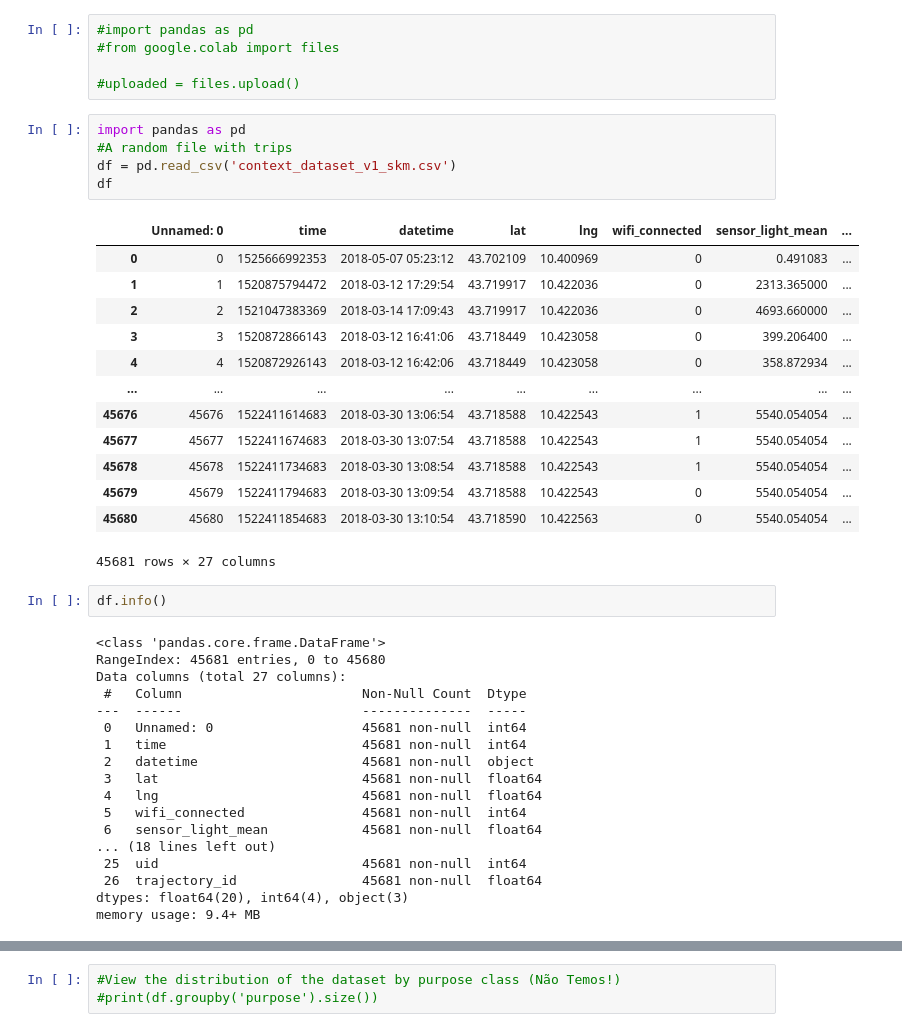
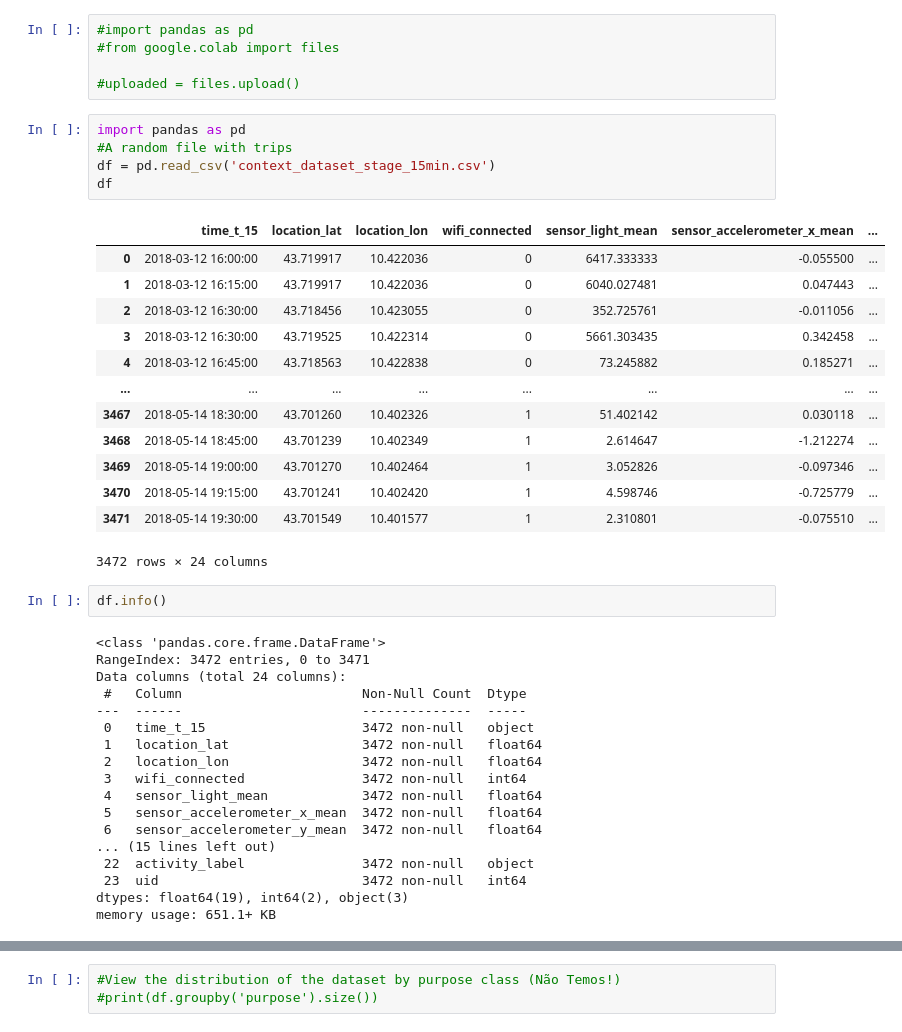
Before and after one commit to sandrynat/AmI_pdi_repo, a Jupyter notebook: Classificação Simples/SimpleClassification_V1_15min.ipynb, the cells around one changed output, grey strips where cells are left out. Saved outputs shown, nothing was run; the diff lists cells and outputs as text.

```diff
--- a/Classificação Simples/SimpleClassification_V1_15min.ipynb
+++ b/Classificação Simples/SimpleClassification_V1_15min.ipynb
@@ -6,39 +6,39 @@
 # %%
 import pandas as pd
 #A random file with trips
-df = pd.read_csv('context_dataset_v1_skm.csv')
+df = pd.read_csv('context_dataset_stage_15min.csv')
 df
 # %% [output]
-|  | Unnamed: 0 | time | datetime | lat | lng | wifi_connected | sensor_light_mean | ... |
-| 0 | 0 | 1525666992353 | 2018-05-07 05:23:12 | 43.702109 | 10.400969 | 0 | 0.491083 | ... |
-| 1 | 1 | 1520875794472 | 2018-03-12 17:29:54 | 43.719917 | 10.422036 | 0 | 2313.365000 | ... |
-| 2 | 2 | 1521047383369 | 2018-03-14 17:09:43 | 43.719917 | 10.422036 | 0 | 4693.660000 | ... |
-| 3 | 3 | 1520872866143 | 2018-03-12 16:41:06 | 43.718449 | 10.423058 | 0 | 399.206400 | ... |
-| 4 | 4 | 1520872926143 | 2018-03-12 16:42:06 | 43.718449 | 10.423058 | 0 | 358.872934 | ... |
-| ... | ... | ... | ... | ... | ... | ... | ... | ... |
-| 45676 | 45676 | 1522411614683 | 2018-03-30 13:06:54 | 43.718588 | 10.422543 | 1 | 5540.054054 | ... |
-| 45677 | 45677 | 1522411674683 | 2018-03-30 13:07:54 | 43.718588 | 10.422543 | 1 | 5540.054054 | ... |
-| 45678 | 45678 | 1522411734683 | 2018-03-30 13:08:54 | 43.718588 | 10.422543 | 1 | 5540.054054 | ... |
-| 45679 | 45679 | 1522411794683 | 2018-03-30 13:09:54 | 43.718588 | 10.422543 | 0 | 5540.054054 | ... |
-| 45680 | 45680 | 1522411854683 | 2018-03-30 13:10:54 | 43.718590 | 10.422563 | 0 | 5540.054054 | ... |
+|  | time_t_15 | location_lat | location_lon | wifi_connected | sensor_light_mean | sensor_accelerometer_x_mean | ... |
+| 0 | 2018-03-12 16:00:00 | 43.719917 | 10.422036 | 0 | 6417.333333 | -0.055500 | ... |
+| 1 | 2018-03-12 16:15:00 | 43.719917 | 10.422036 | 0 | 6040.027481 | 0.047443 | ... |
+| 2 | 2018-03-12 16:30:00 | 43.718456 | 10.423055 | 0 | 352.725761 | -0.011056 | ... |
+| 3 | 2018-03-12 16:30:00 | 43.719525 | 10.422314 | 0 | 5661.303435 | 0.342458 | ... |
+| 4 | 2018-03-12 16:45:00 | 43.718563 | 10.422838 | 0 | 73.245882 | 0.185271 | ... |
+| ... | ... | ... | ... | ... | ... | ... | ... |
+| 3467 | 2018-05-14 18:30:00 | 43.701260 | 10.402326 | 1 | 51.402142 | 0.030118 | ... |
+| 3468 | 2018-05-14 18:45:00 | 43.701239 | 10.402349 | 1 | 2.614647 | -1.212274 | ... |
+| 3469 | 2018-05-14 19:00:00 | 43.701270 | 10.402464 | 1 | 3.052826 | -0.097346 | ... |
+| 3470 | 2018-05-14 19:15:00 | 43.701241 | 10.402420 | 1 | 4.598746 | -0.725779 | ... |
+| 3471 | 2018-05-14 19:30:00 | 43.701549 | 10.401577 | 1 | 2.310801 | -0.075510 | ... |
-45681 rows × 27 columns
+3472 rows × 24 columns
 # %%
 df.info()
 # %% [output]
 <class 'pandas.core.frame.DataFrame'>
-RangeIndex: 45681 entries, 0 to 45680
-Data columns (total 27 columns):
+RangeIndex: 3472 entries, 0 to 3471
+Data columns (total 24 columns):
  #   Column                       Non-Null Count  Dtype
 ---  ------                       --------------  -----
- 0   Unnamed: 0                   45681 non-null  int64
- 1   time                         45681 non-null  int64
- 2   datetime                     45681 non-null  object
- 3   lat                          45681 non-null  float64
- 4   lng                          45681 non-null  float64
- 5   wifi_connected               45681 non-null  int64
- 6   sensor_light_mean            45681 non-null  float64
-... (18 lines left out)
- 25  uid                          45681 non-null  int64
- 26  trajectory_id                45681 non-null  float64
-dtypes: float64(20), int64(4), object(3)
-memory usage: 9.4+ MB
+ 0   time_t_15                    3472 non-null   object
+ 1   location_lat                 3472 non-null   float64
+ 2   location_lon                 3472 non-null   float64
+ 3   wifi_connected               3472 non-null   int64
+ 4   sensor_light_mean            3472 non-null   float64
+ 5   sensor_accelerometer_x_mean  3472 non-null   float64
+ 6   sensor_accelerometer_y_mean  3472 non-null   float64
+... (15 lines left out)
+ 22  activity_label               3472 non-null   object
+ 23  uid                          3472 non-null   int64
+dtypes: float64(19), int64(2), object(3)
+memory usage: 651.1+ KB
```
Also changed, not shown: parts of 12 cells of this notebook, 2 other files.
